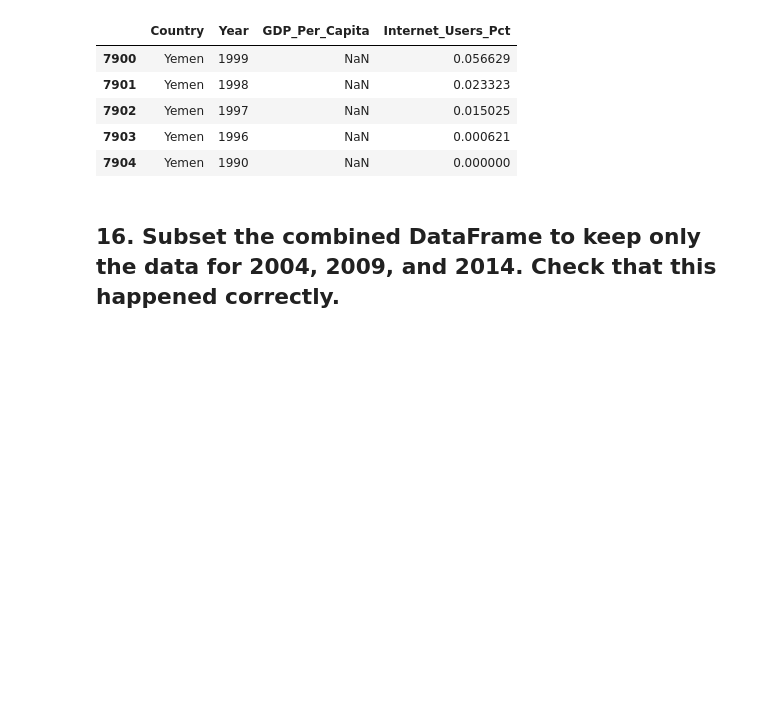
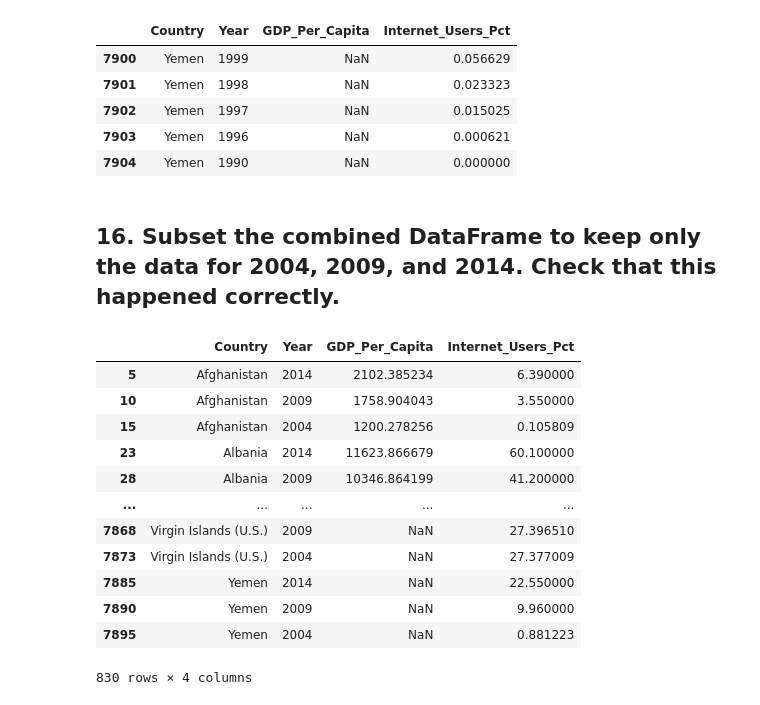
Before and after one commit to NSS-Data-Analytics-Cohort-7/gdp-and-internet-usage-jamorgan8, a Jupyter notebook: notebooks/gdp_and_internet_usage.ipynb, the cells around one changed output. Drawn from its saved outputs; the diff is of its cells as text; code cells hidden in the pictures; blank space fills up the shorter version.

```diff
--- a/notebooks/gdp_and_internet_usage.ipynb
+++ b/notebooks/gdp_and_internet_usage.ipynb
@@ -198,3 +198,22 @@ gdp_and_internet_use.tail()
 | 7904 | Yemen | 1990 | NaN | 0.000000 |
 # %% [markdown]
 ## 16. Subset the combined DataFrame to keep only the data for 2004, 2009, and 2014. Check that this happened correctly.
+# %%
+## .isin checks the dataframe for values specified and returns.
+##.loc is a label based data selecting method (different from .iloc)
+
+gdp_and_internet_use = gdp_and_internet_use.loc[gdp_and_internet_use['Year'].isin([2004, 2009, 2014])]
+# %% [output]
+|  | Country | Year | GDP_Per_Capita | Internet_Users_Pct |
+| 5 | Afghanistan | 2014 | 2102.385234 | 6.390000 |
+| 10 | Afghanistan | 2009 | 1758.904043 | 3.550000 |
+| 15 | Afghanistan | 2004 | 1200.278256 | 0.105809 |
+| 23 | Albania | 2014 | 11623.866679 | 60.100000 |
+| 28 | Albania | 2009 | 10346.864199 | 41.200000 |
+| ... | ... | ... | ... | ... |
+| 7868 | Virgin Islands (U.S.) | 2009 | NaN | 27.396510 |
+| 7873 | Virgin Islands (U.S.) | 2004 | NaN | 27.377009 |
+| 7885 | Yemen | 2014 | NaN | 22.550000 |
+| 7890 | Yemen | 2009 | NaN | 9.960000 |
+| 7895 | Yemen | 2004 | NaN | 0.881223 |
+830 rows × 4 columns
```
Also changed, not shown: parts of 8 cells of this notebook.
